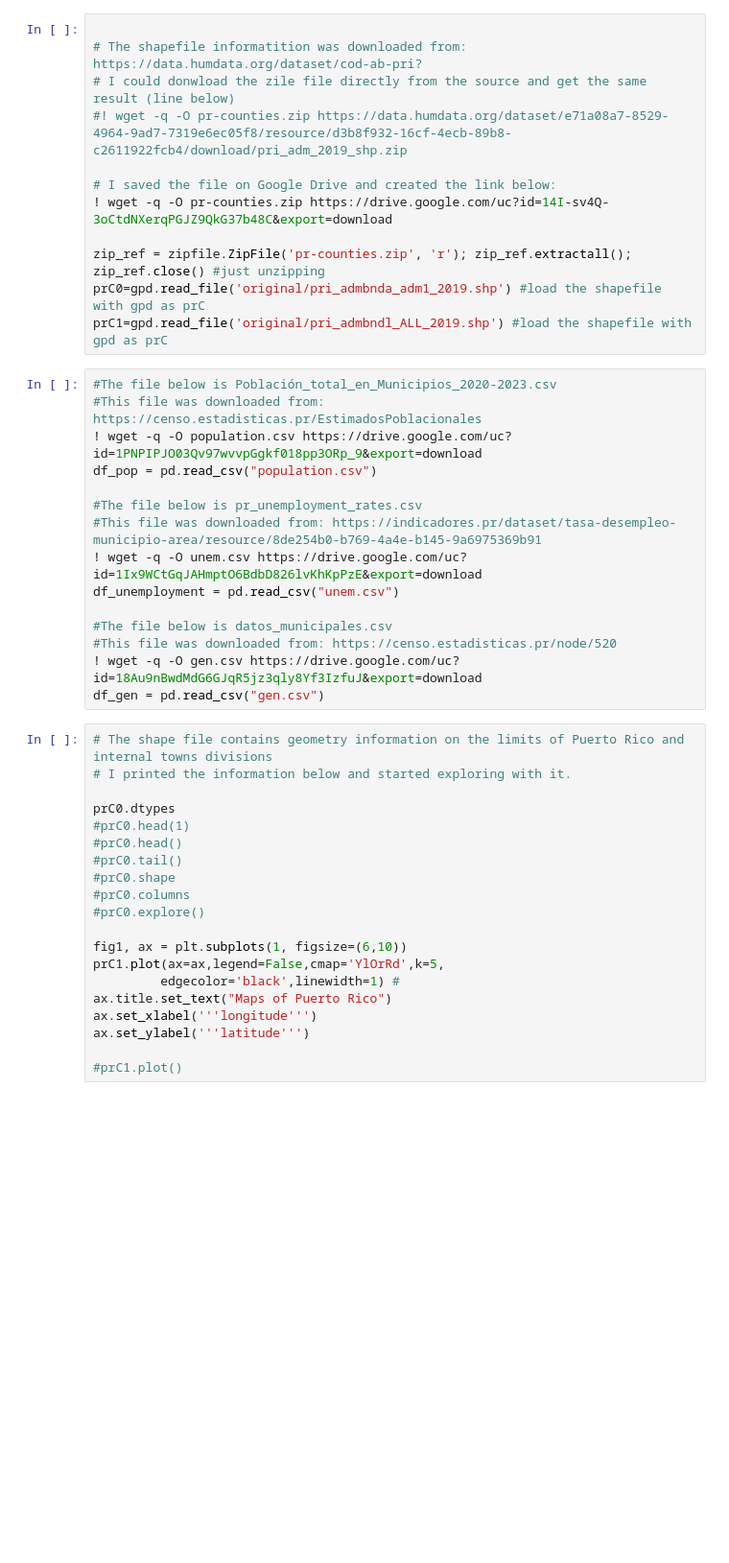
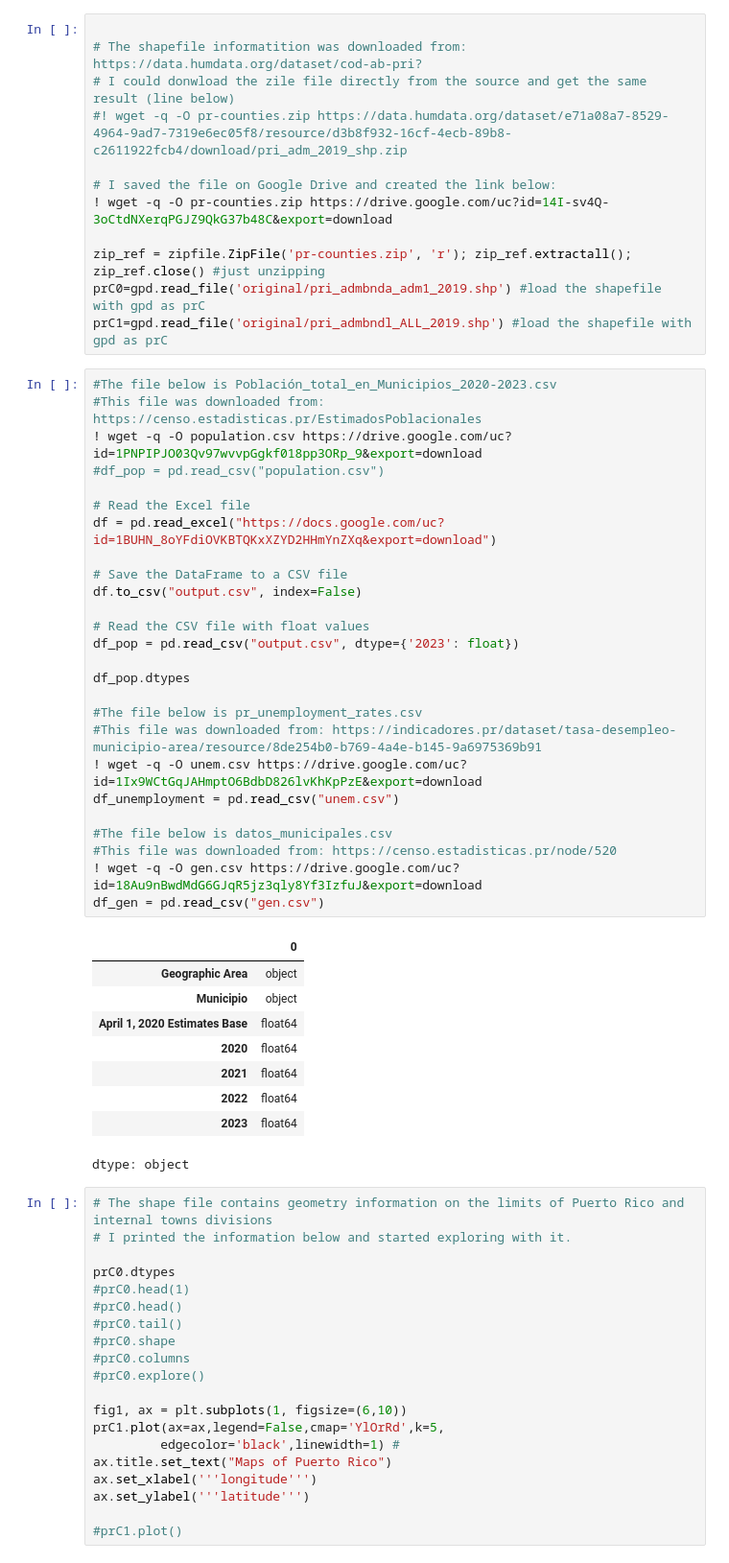
Before and after one commit to Venettov/Riveraruiz_GIS, a Jupyter notebook: PS1_Final.ipynb, the cells around one changed output. Shown at 96% size. Drawn from its saved outputs; the diff is of its cells as text; blank space fills up the shorter version.

```diff
--- a/PS1_Final.ipynb
+++ b/PS1_Final.ipynb
@@ -86,18 +86,39 @@ prC1=gpd.read_file('original/pri_admbndl_ALL_2019.shp') #load the shapefile with
 # %%
 #The file below is Población_total_en_Municipios_2020-2023.csv
 #This file was downloaded from: https://censo.estadisticas.pr/EstimadosPoblacionales
 ! wget -q -O population.csv https://drive.google.com/uc?id=1PNPIPJO03Qv97wvvpGgkf018pp3ORp_9&export=download
-df_pop = pd.read_csv("population.csv")
+#df_pop = pd.read_csv("population.csv")
+
+# Read the Excel file
+df = pd.read_excel("https://docs.google.com/uc?id=1BUHN_8oYFdiOVKBTQKxXZYD2HHmYnZXq&export=download")
+
+# Save the DataFrame to a CSV file
+df.to_csv("output.csv", index=False)
+
+# Read the CSV file with float values
+df_pop = pd.read_csv("output.csv", dtype={'2023': float})
+
+df_pop.dtypes
 
 #The file below is pr_unemployment_rates.csv
 #This file was downloaded from: https://indicadores.pr/dataset/tasa-desempleo-municipio-area/resource/8de254b0-b769-4a4e-b145-9a6975369b91
 ! wget -q -O unem.csv https://drive.google.com/uc?id=1Ix9WCtGqJAHmptO6BdbD826lvKhKpPzE&export=download
 df_unemployment = pd.read_csv("unem.csv")
 
 #The file below is datos_municipales.csv
 #This file was downloaded from: https://censo.estadisticas.pr/node/520
 ! wget -q -O gen.csv https://drive.google.com/uc?id=18Au9nBwdMdG6GJqR5jz3qly8Yf3IzfuJ&export=download
 df_gen = pd.read_csv("gen.csv")
+# %% [output]
+|  | 0 |
+| Geographic Area | object |
+| Municipio | object |
+| April 1, 2020 Estimates Base | float64 |
+| 2020 | float64 |
+| 2021 | float64 |
+| 2022 | float64 |
+| 2023 | float64 |
+dtype: object
 # %%
 # The shape file contains geometry information on the limits of Puerto Rico and internal towns divisions
 # I printed the information below and started exploring with it.
```
Also changed, not shown: parts of 4 cells of this notebook.
